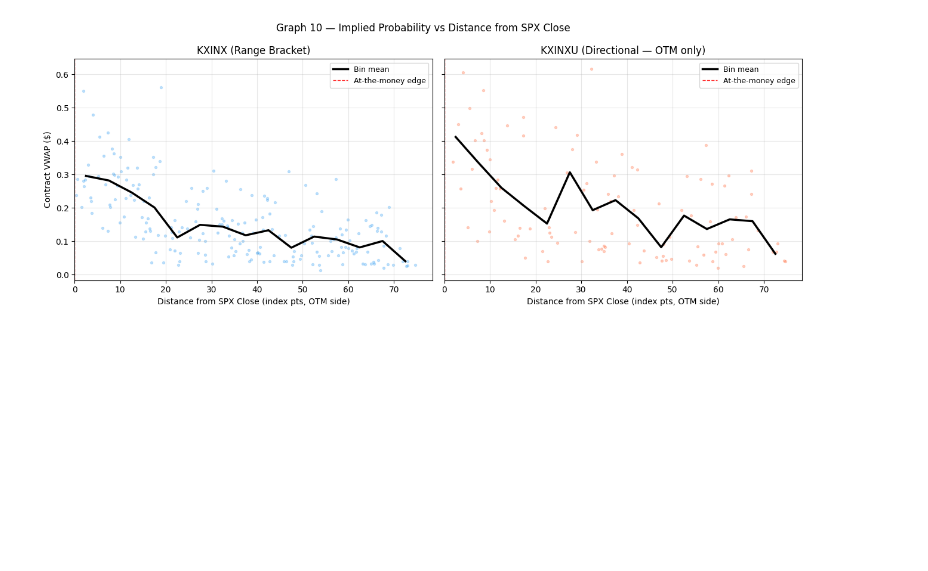
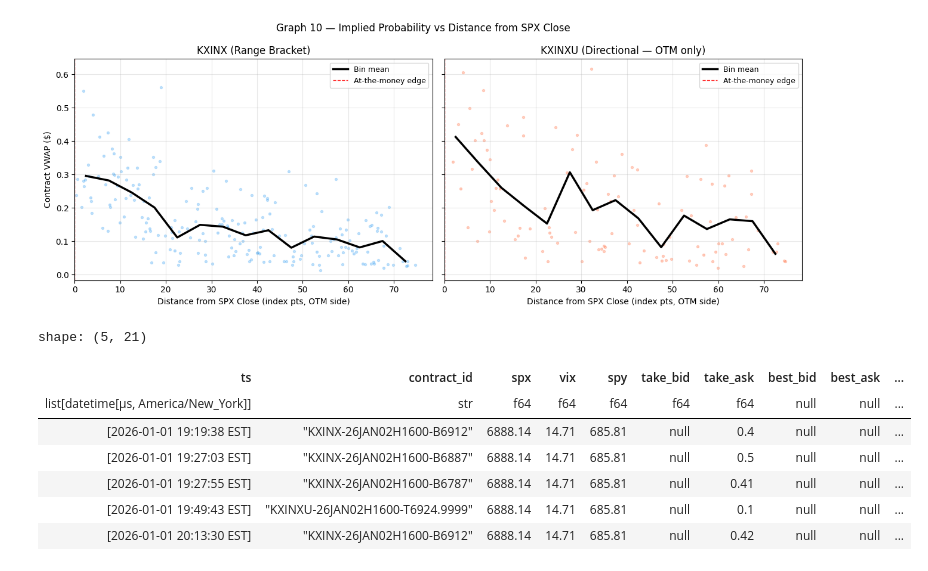
Before and after one commit to chris-mulligan-50/FINM-33150-Quantitative-Trading-Strategies-Final-Project-Kalshi-Market-Making-, a Jupyter notebook: initial_data_analysis.ipynb, the cells around one changed output. Saved outputs shown, nothing was run; the diff lists cells and outputs as text; code cells hidden in the pictures; blank space fills up the shorter version.

```diff
--- a/initial_data_analysis.ipynb
+++ b/initial_data_analysis.ipynb
@@ -1079,3 +1079,18 @@ plt.tight_layout()
 plt.show()
 # %% [output]
 [figure]
+# %%
+import polars as pl
+
+sim_df = pl.read_parquet("simulation_output.parquet")
+# %%
+sim_df.head()
+# %% [output]
+shape: (5, 21)
+| ts | contract_id | spx | vix | spy | take_bid | take_ask | best_bid | best_ask | ... |
+| list[datetime[μs, America/New_York]] | str | f64 | f64 | f64 | f64 | f64 | null | null | ... |
+| [2026-01-01 19:19:38 EST] | "KXINX-26JAN02H1600-B6912" | 6888.14 | 14.71 | 685.81 | null | 0.4 | null | null | ... |
+| [2026-01-01 19:27:03 EST] | "KXINX-26JAN02H1600-B6887" | 6888.14 | 14.71 | 685.81 | null | 0.5 | null | null | ... |
+| [2026-01-01 19:27:55 EST] | "KXINX-26JAN02H1600-B6787" | 6888.14 | 14.71 | 685.81 | null | 0.41 | null | null | ... |
+| [2026-01-01 19:49:43 EST] | "KXINXU-26JAN02H1600-T6924.9999" | 6888.14 | 14.71 | 685.81 | null | 0.1 | null | null | ... |
+| [2026-01-01 20:13:30 EST] | "KXINX-26JAN02H1600-B6912" | 6888.14 | 14.71 | 685.81 | null | 0.42 | null | null | ... |
```
Also changed, not shown: 12 other files.
